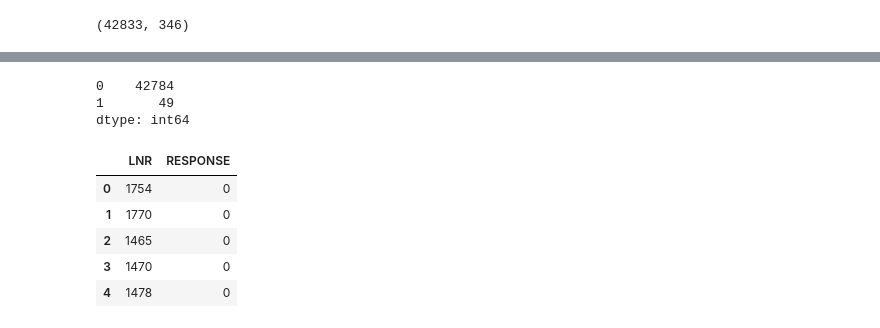
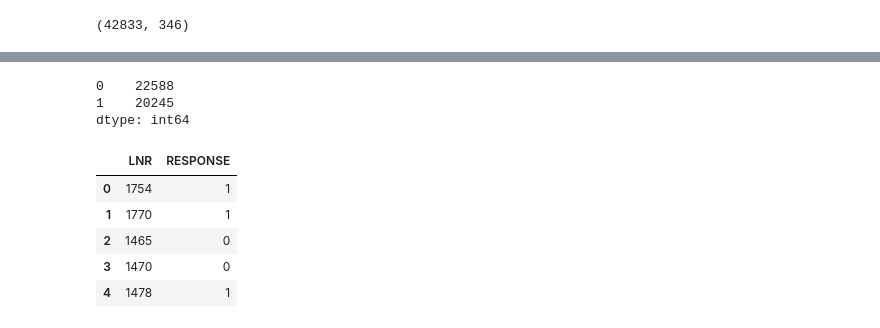
Before and after one commit to mkeisenbach/arvato, a Jupyter notebook: Supervised Learning Using Keras.ipynb, the cells around one changed output, grey strips where cells are left out. Saved outputs shown, nothing was run; the diff lists cells and outputs as text; code cells hidden in the pictures.

Commit message:
feat: add analysis of roc_auc
- Add plot of roc_auc
- Add plot of precision and recall vs threshold
- Set the threshold for classification problem

```diff
--- a/Supervised Learning Using Keras.ipynb
+++ b/Supervised Learning Using Keras.ipynb
@@ -458,15 +517,17 @@ for mean, stdev, param in zip(means, stds, params):
 # %%
 param_grid = {'n_features':[X_processed.shape[1]],
+              'class_weight':[class_weight],
               'learn_rate':[0.0001],
-              'batch_size':[32, 64]}
+              'batch_size':[64],
+              'epochs':[30]}
 
 start_time = time.time()
 
 grid = GridSearchCV(estimator=model, param_grid=param_grid, scoring='roc_auc', cv=3)
 grid_result = grid.fit(X_processed, y)
 
-elapsed_time = time.time() - start_time
-print('Elapsed computation time: {:.3f} secs'
+elapsed_time = (time.time() - start_time) / 60
+print('Elapsed computation time: {:.3f} mins'
       .format(elapsed_time))
 
 print("Best: %f using %s" % (grid_result.best_score_, grid_result.best_params_))
@@ -498,7 +659,7 @@ True
 # %% [markdown]
 ## Part 3: Kaggle Competition
 # %%
-mailout_test = pd.read_csv('data/Udacity_MAILOUT_052018_TEST.csv', sep=';')
+mailout_test = pd.read_csv('Udacity_MAILOUT_052018_TEST.csv', sep=';')
 # %%
 mailout_test.shape
 # %% [output]
@@ -521,5 +682,5 @@ mailout_test_clean.shape
 # %%
 mailout_test_transformed = preprocessor.transform(mailout_test_clean)
 # %%
-test_pred = model.predict_classes(mailout_test_transformed)
-#test_pred = grid.best_estimator_.predict(mailout_test_transformed)
+#test_pred = weighted.predict_classes(mailout_test_transformed)
+test_pred = grid.best_estimator_.predict_proba(mailout_test_transformed)
@@ -526,17 +689,19 @@ test_pred = model.predict_classes(mailout_test_transformed)
-# %%
-pd.value_counts(test_pred.flatten())
-# %% [output]
-0    42784
-1       49
-dtype: int64
+# %%
+threshold = .135
+y_class = np.where(test_pred[:,1] > threshold, 1, 0)
+pd.value_counts(y_class)
+# %% [output]
+0    22588
+1    20245
+dtype: int64
 # %%
-submission = pd.DataFrame({'LNR':LNR, 'RESPONSE':test_pred.flatten()})
+submission = pd.DataFrame({'LNR':LNR, 'RESPONSE':y_class})
 submission.head()
 # %% [output]
 |  | LNR | RESPONSE |
-| 0 | 1754 | 0 |
-| 1 | 1770 | 0 |
+| 0 | 1754 | 1 |
+| 1 | 1770 | 1 |
 | 2 | 1465 | 0 |
 | 3 | 1470 | 0 |
-| 4 | 1478 | 0 |
+| 4 | 1478 | 1 |
 # %%
```
Also changed, not shown: parts of 44 cells of this notebook.
